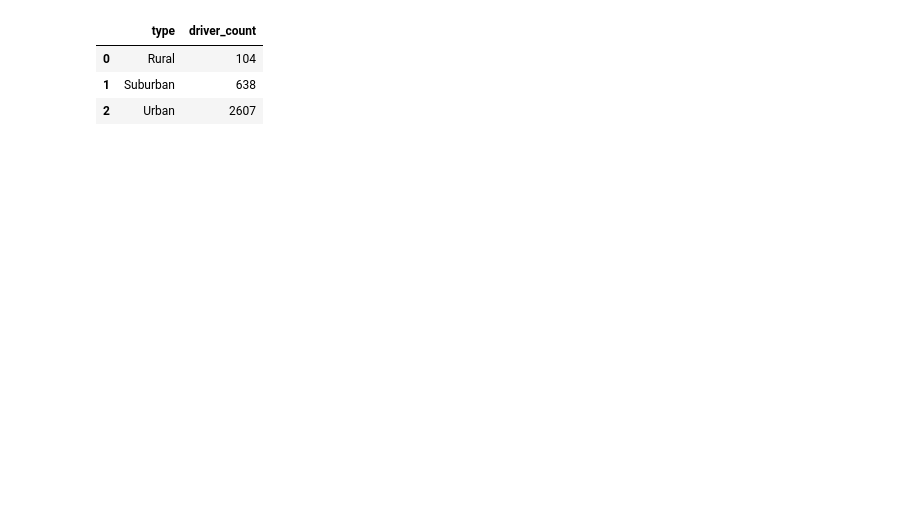
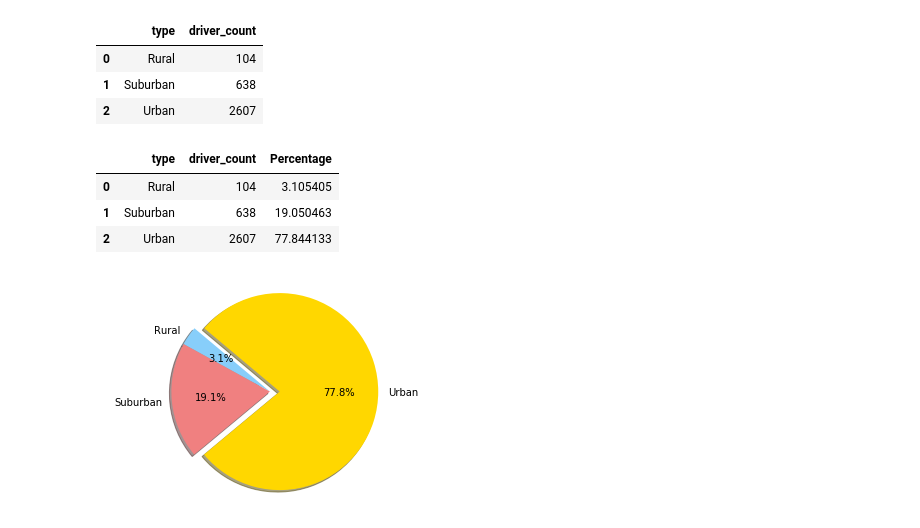
Before and after one commit to newlancealot/python-challenge, a Jupyter notebook: Pyber_Newbolt.ipynb, the cells around one changed output. Cells and saved outputs as stored; diff of their text form; code cells hidden in the pictures; blank space fills up the shorter version.

```diff
--- a/Pyber_Newbolt.ipynb
+++ b/Pyber_Newbolt.ipynb
@@ -282,3 +329,26 @@ driverTSum
 | 0 | Rural | 104 |
 | 1 | Suburban | 638 |
 | 2 | Urban | 2607 |
+# %%
+totDriver=city_df["driver_count"].sum()                                    #Calculating the total number of driversides
+driverTSum['Percentage']=(driverTSum['driver_count']/totDriver*100)
+driverTSum
+# %% [output]
+|  | type | driver_count | Percentage |
+| 0 | Rural | 104 | 3.105405 |
+| 1 | Suburban | 638 | 19.050463 |
+| 2 | Urban | 2607 | 77.844133 |
+# %%
+#'% of Total Drivers by City Type
+
+
+labels = driverTSum['type']                                     # Labels for the sections of our pie chart
+sizes = driverTSum['Percentage']                                 # The values of each section of the pie chart
+colors = ["lightskyblue", "lightcoral", "Gold"]                # The colors of each section of the pie chart
+explode = (0, 0, 0.1)                                          # Tells matplotlib to seperate the "Python" section from the others
+plt.pie(sizes, explode=explode, labels=labels, colors=colors,
+        autopct="%1.1f%%", shadow=True, startangle=140)
+plt.axis("equal")                                               # Tells matplotlib that we want a pie chart with equal axes
+plt.show()                                                      # Prints our pie chart to the screen
+# %% [output]
+[figure, added]
```
Also changed, not shown: parts of 5 cells of this notebook.
